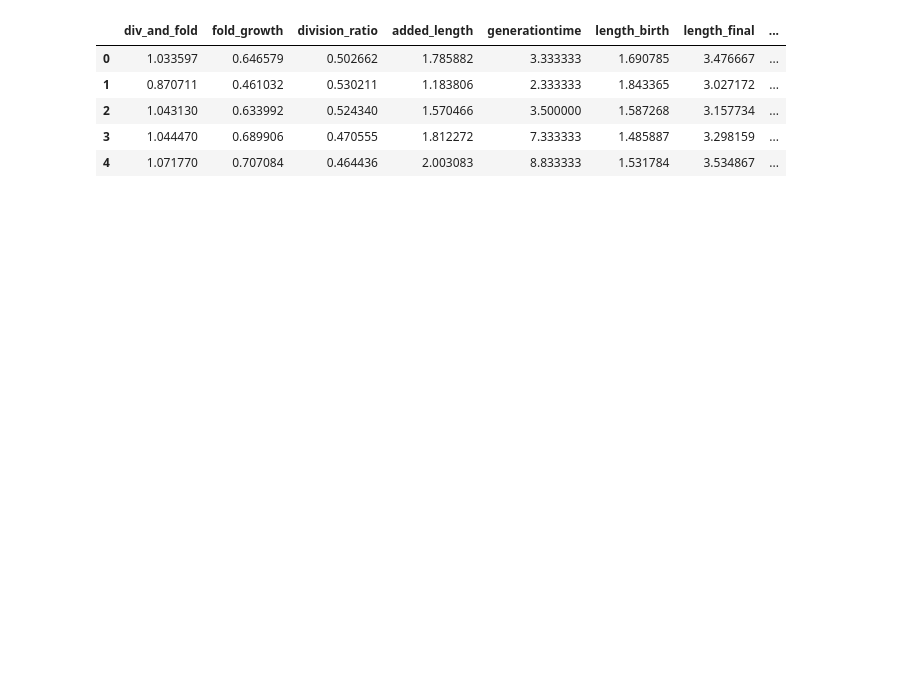
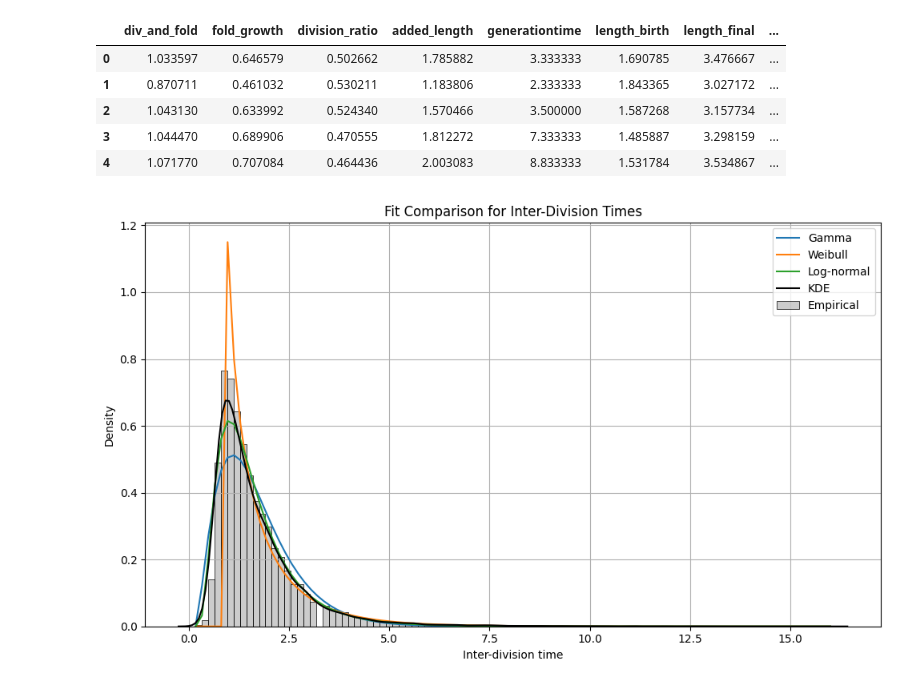
Before and after one commit to Vladi700/PoD_microbial_growth, a Jupyter notebook: Microbial_Growth-main.ipynb, the cells around one changed output. Saved outputs shown, nothing was run; the diff lists cells and outputs as text; code cells hidden in the pictures; blank space fills up the shorter version.

```diff
--- a/Microbial_Growth-main.ipynb
+++ b/Microbial_Growth-main.ipynb
@@ -5,8 +10,7 @@ import pandas as pd
 # %%
-# Load the dataset
-
-df = pd.read_csv('df_UMIK_allSources.csv')
-df.head()
+# Load the all-in-one dataset
+df = pd.read_csv("data/df_UMIK_allSources.csv")
+df[0:5]
 # %% [output]
 |  | div_and_fold | fold_growth | division_ratio | added_length | generationtime | length_birth | length_final | ... |
 | 0 | 1.033597 | 0.646579 | 0.502662 | 1.785882 | 3.333333 | 1.690785 | 3.476667 | ... |
@@ -14,3 +18,31 @@ df.head()
 | 2 | 1.043130 | 0.633992 | 0.524340 | 1.570466 | 3.500000 | 1.587268 | 3.157734 | ... |
 | 3 | 1.044470 | 0.689906 | 0.470555 | 1.812272 | 7.333333 | 1.485887 | 3.298159 | ... |
 | 4 | 1.071770 | 0.707084 | 0.464436 | 2.003083 | 8.833333 | 1.531784 | 3.534867 | ... |
+# %%
+t = df["generationtime"].dropna()
+t = t[t > 0]
+
+# Fit distributions
+fit_gamma = stats.gamma.fit(t)
+fit_weibull = stats.weibull_min.fit(t)
+fit_lognorm = stats.lognorm.fit(t)
+
+# Plot histogram and fitted PDFs
+x = np.linspace(min(t), max(t), 100)
+plt.figure(figsize=(10,6))
+sns.histplot(t, bins=100, stat='density', label='Empirical', color='gray', alpha=0.4)
+
+plt.plot(x, stats.gamma.pdf(x, *fit_gamma), label='Gamma')
+plt.plot(x, stats.weibull_min.pdf(x, *fit_weibull), label='Weibull')
+plt.plot(x, stats.lognorm.pdf(x, *fit_lognorm), label='Log-normal')
+sns.kdeplot(t, color="black", label="KDE")
+
+plt.xlabel('Inter-division time')
+plt.ylabel('Density')
+plt.title('Fit Comparison for Inter-Division Times')
+plt.legend()
+plt.grid()
+plt.tight_layout()
+plt.show()
+# %% [output]
+[figure, added]
```
Also changed, not shown: parts of 8 cells of this notebook, 1 other file.
